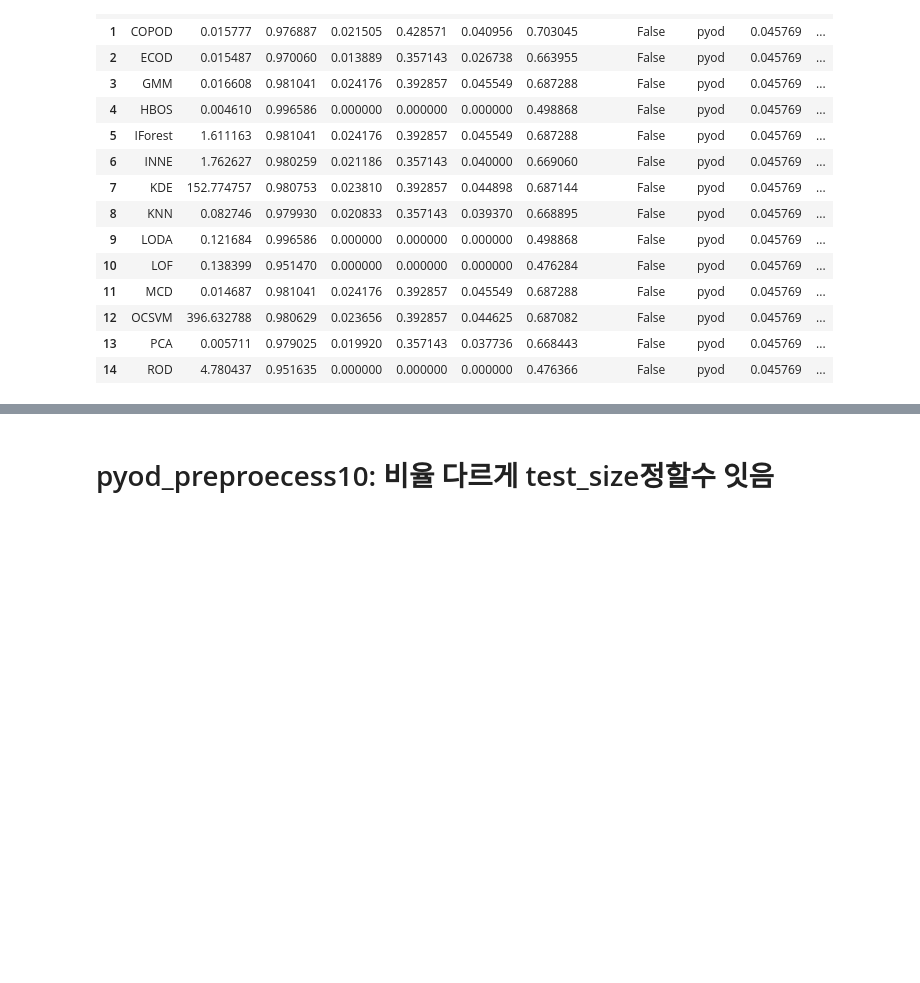
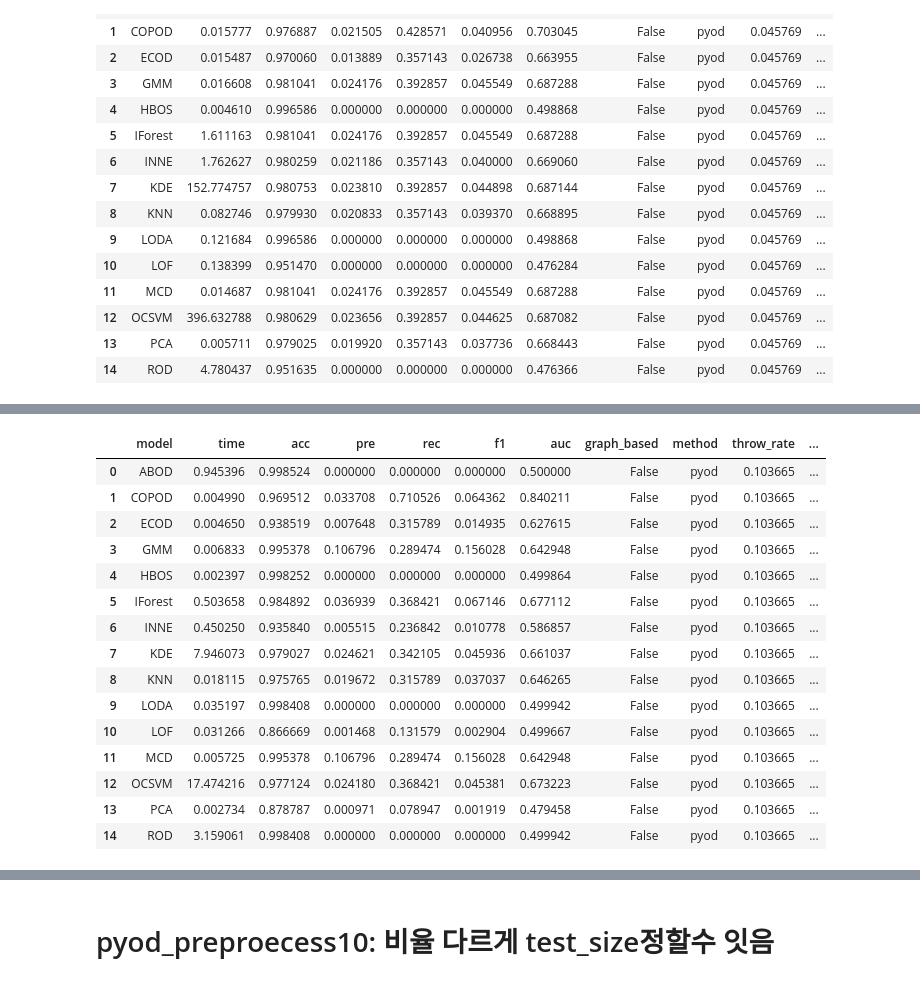
Before and after one commit to boram-coco/GNNpaper, a Jupyter notebook: posts/Pyod/240409-pyod.ipynb, the cells around one changed output, grey strips where cells are left out. Saved outputs shown, nothing was run; the diff lists cells and outputs as text; code cells hidden in the pictures; blank space fills up the shorter version.

```diff
--- a/posts/Pyod/240409-pyod.ipynb
+++ b/posts/Pyod/240409-pyod.ipynb
@@ -416,0 +573,19 @@ pyod(*pyod_preprocess7(fraudTrain, 0.001,10))
+# %%
+pyod(*pyod_preprocess7(fraudTrain, 0.25,10))
+# %% [output]
+|  | model | time | acc | pre | rec | f1 | auc | graph_based | method | throw_rate | ... |
+| 0 | ABOD | 0.945396 | 0.998524 | 0.000000 | 0.000000 | 0.000000 | 0.500000 | False | pyod | 0.103665 | ... |
+| 1 | COPOD | 0.004990 | 0.969512 | 0.033708 | 0.710526 | 0.064362 | 0.840211 | False | pyod | 0.103665 | ... |
+| 2 | ECOD | 0.004650 | 0.938519 | 0.007648 | 0.315789 | 0.014935 | 0.627615 | False | pyod | 0.103665 | ... |
+| 3 | GMM | 0.006833 | 0.995378 | 0.106796 | 0.289474 | 0.156028 | 0.642948 | False | pyod | 0.103665 | ... |
+| 4 | HBOS | 0.002397 | 0.998252 | 0.000000 | 0.000000 | 0.000000 | 0.499864 | False | pyod | 0.103665 | ... |
+| 5 | IForest | 0.503658 | 0.984892 | 0.036939 | 0.368421 | 0.067146 | 0.677112 | False | pyod | 0.103665 | ... |
+| 6 | INNE | 0.450250 | 0.935840 | 0.005515 | 0.236842 | 0.010778 | 0.586857 | False | pyod | 0.103665 | ... |
+| 7 | KDE | 7.946073 | 0.979027 | 0.024621 | 0.342105 | 0.045936 | 0.661037 | False | pyod | 0.103665 | ... |
+| 8 | KNN | 0.018115 | 0.975765 | 0.019672 | 0.315789 | 0.037037 | 0.646265 | False | pyod | 0.103665 | ... |
+| 9 | LODA | 0.035197 | 0.998408 | 0.000000 | 0.000000 | 0.000000 | 0.499942 | False | pyod | 0.103665 | ... |
+| 10 | LOF | 0.031266 | 0.866669 | 0.001468 | 0.131579 | 0.002904 | 0.499667 | False | pyod | 0.103665 | ... |
+| 11 | MCD | 0.005725 | 0.995378 | 0.106796 | 0.289474 | 0.156028 | 0.642948 | False | pyod | 0.103665 | ... |
+| 12 | OCSVM | 17.474216 | 0.977124 | 0.024180 | 0.368421 | 0.045381 | 0.673223 | False | pyod | 0.103665 | ... |
+| 13 | PCA | 0.002734 | 0.878787 | 0.000971 | 0.078947 | 0.001919 | 0.479458 | False | pyod | 0.103665 | ... |
+| 14 | ROD | 3.159061 | 0.998408 | 0.000000 | 0.000000 | 0.000000 | 0.499942 | False | pyod | 0.103665 | ... |
```
Also changed, not shown: parts of 32 cells of this notebook.
